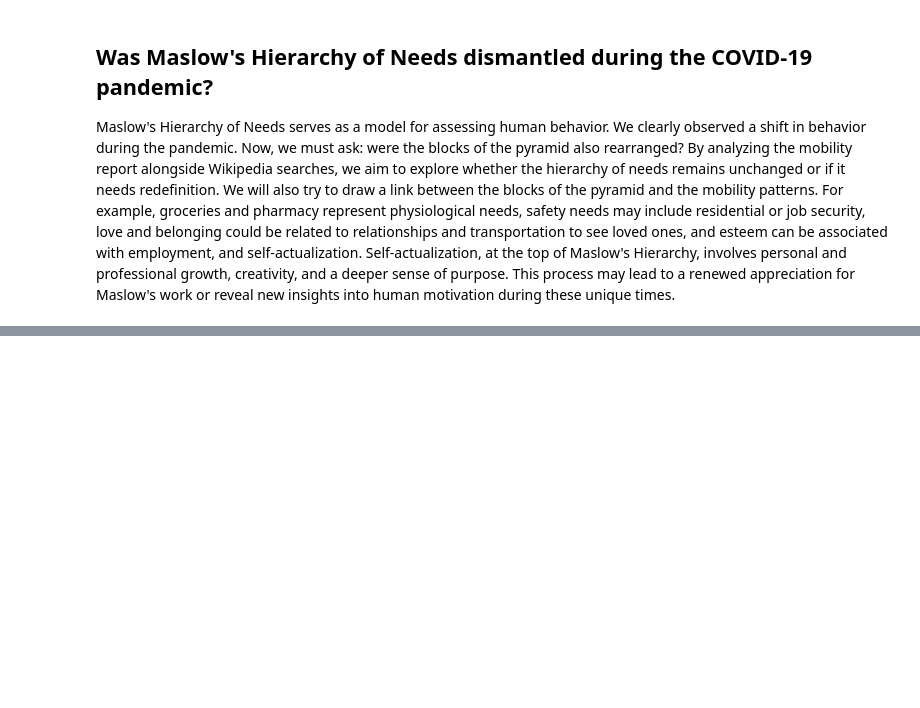
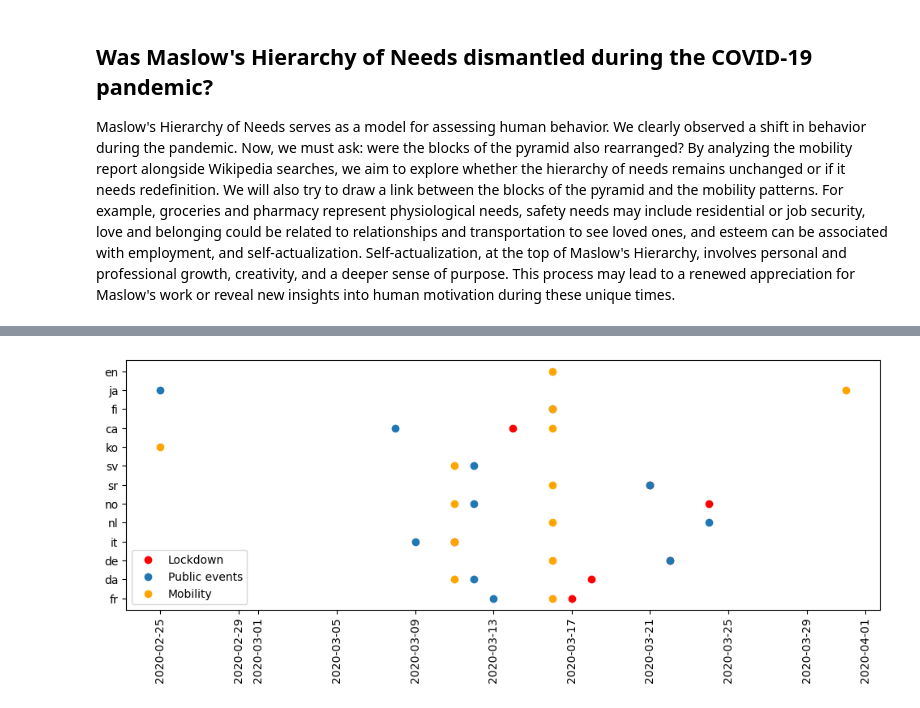
Before and after one commit to epfl-ada/ada-2023-project-bobeast, a Jupyter notebook: Milestone_P2.ipynb, the cells around one changed output, grey strips where cells are left out. Saved outputs shown, nothing was run; the diff lists cells and outputs as text; code cells hidden in the pictures; blank space fills up the shorter version.

```diff
--- a/Milestone_P2.ipynb
+++ b/Milestone_P2.ipynb
@@ -16,0 +29,8 @@ these unique times.
+# %%
+interventions=pd.read_csv('DATA/interventions.csv')
+for col in interventions.columns:
+    if col != 'lang':
+        interventions.loc[:, col] = pd.to_datetime(interventions.loc[:, col],errors='coerce')
+    else :
+        interventions[col]=interventions[col].astype('string')
+interventions.dtypes
@@ -16,0 +47,10 @@ these unique times.
+# %%
+plt.figure(figsize=(12,4))
+plt.scatter(interventions['Lockdown'],interventions['lang'],color='red',label='Lockdown')
+plt.scatter(interventions['Public events banned'],interventions['lang'],label='Public events')
+plt.scatter(interventions['Mobility'],interventions['lang'],color='orange',label='Mobility')
+plt.legend()
+plt.xticks(rotation=90)
+plt.show()
+# %% [output]
+[figure, added]
```
Also changed, not shown: parts of 13 cells of this notebook, 1 other file.
